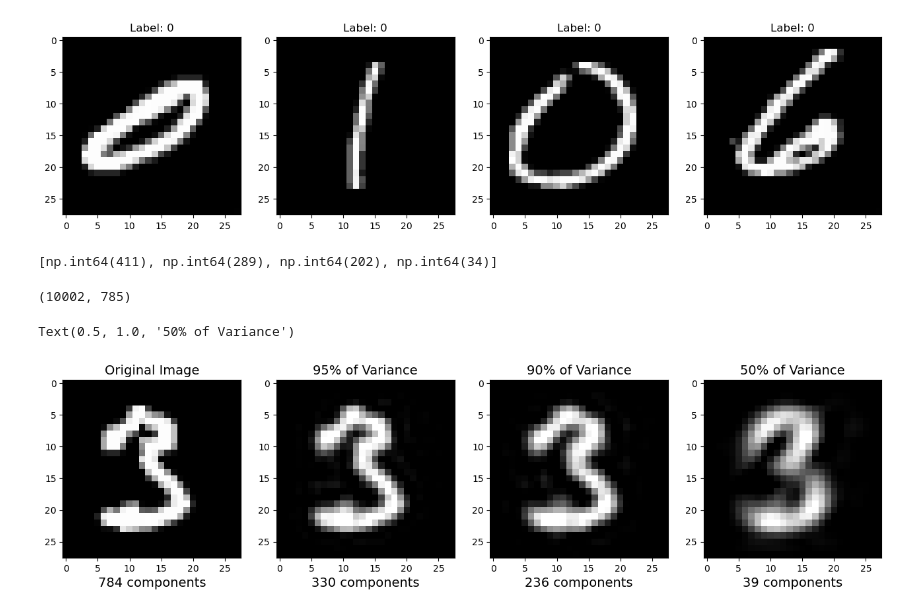
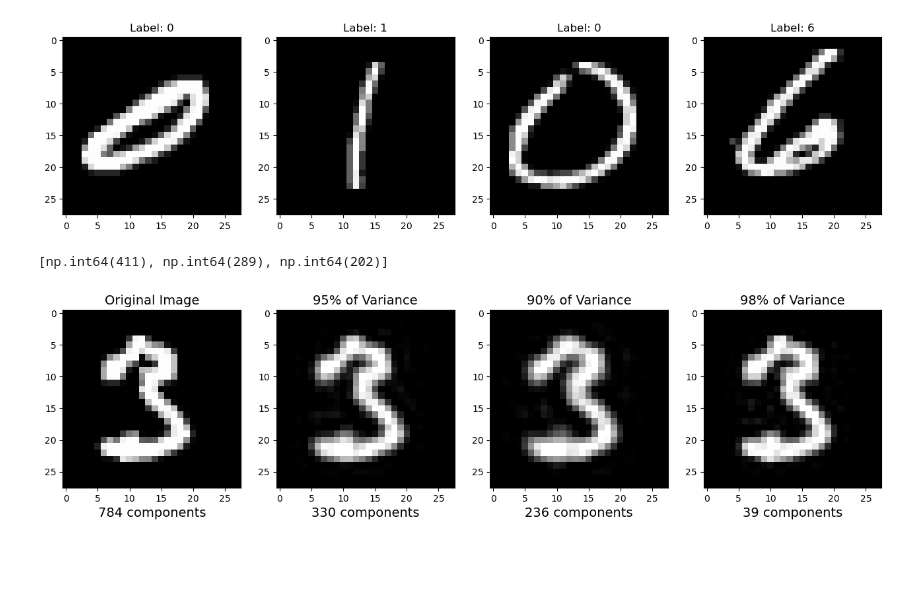
Before and after one commit to IIT-Madras-DSAI-Department/end-semester-project-MohdAseel, a Jupyter notebook: main.ipynb, the cells around one changed output. Saved outputs shown, nothing was run; the diff lists cells and outputs as text; code cells hidden in the pictures; blank space fills up the shorter version.

```diff
--- a/main.ipynb
+++ b/main.ipynb
@@ -9,8 +12,6 @@ VAL_DATA_PATH = 'MNIST_validation.csv'
 # %%
 train_data = pd.read_csv(TRAIN_DATA_PATH)
 val_data = pd.read_csv(VAL_DATA_PATH)
-train_data = train_data.drop(columns=['label'])
-val_data = val_data.drop(columns=['label'])
 # %%
 train_data.head()
 # %% [output]
@@ -63,71 +69,67 @@ val_data = scaler.transform(val_data)
 # %%
 ## now my implementation of PCA
 pca98 =MyPCA(.98)
-pca98.fit(train_data)
+pca98.fit(train_data_x)
 pca95 =MyPCA(.95)
-pca95.fit(train_data)
+pca95.fit(train_data_x)
 pca90 =MyPCA(.90)
-pca90.fit(train_data)
-pca50 =MyPCA(.50)
-pca50.fit(train_data)
-pca98_train_img = pca98.transform(train_data)
-pca98_test_img = pca98.transform(val_data)
-pca95_train_img = pca95.transform(train_data)
-pca95_test_img = pca95.transform(val_data)
-pca90_train_img = pca90.transform(train_data)
-pca90_test_img = pca90.transform(val_data)
-pca50_train_img = pca50.transform(train_data)
-pca50_test_img = pca50.transform(val_data)
-[pca98.n_components_, pca95.n_components_, pca90.n_components_, pca50.n_components_]
+pca90.fit(train_data_x)
+pca98_train_img = pca98.transform(train_data_x)
+pca98_test_img = pca98.transform(val_data_x)
+pca95_train_img = pca95.transform(train_data_x)
+pca95_test_img = pca95.transform(val_data_x)
+pca90_train_img = pca90.transform(train_data_x)
+pca90_test_img = pca90.transform(val_data_x)
+pca_dict = [{'object':pca98,'train_img':pca98_train_img,'test_img':pca98_test_img,'n_components':pca98.n_components_,'knn':6},
+            {'object':pca95,'train_img':pca95_train_img,'test_img':pca95_test_img,'n_components':pca95.n_components_,'knn':4},
+            {'object':pca90,'train_img':pca90_train_img,'test_img':pca90_test_img,'n_components':pca90.n_components_,'knn':6},]
+print([x["n_components"] for x in pca_dict])
 # %% [output]
-[np.int64(411), np.int64(289), np.int64(202), np.int64(34)]
+[np.int64(411), np.int64(289), np.int64(202)]
 # %%
+res98_train_img = pca98.inverse_transform(pca98_train_img)
 res95_train_img = pca95.inverse_transform(pca95_train_img)
 res90_train_img = pca90.inverse_transform(pca90_train_img)
-res50_train_img = pca50.inverse_transform(pca50_train_img)
 
+res98_train_img = scaler.inverse_transform(res98_train_img)
 res95_train_img = scaler.inverse_transform(res95_train_img)
 res90_train_img = scaler.inverse_transform(res90_train_img)
-res50_train_img = scaler.inverse_transform(res50_train_img)
 
-res100_train_img = scaler.inverse_transform(train_data)
-res95_train_img.shape
+res100_train_img = scaler.inverse_transform(train_data_x)
-# %% [output]
-(10002, 785)
 # %%
 plt.figure(figsize=(16,4))
 
 # Original Image
 plt.subplot(1, 4, 1)
 plt.imshow(res100_train_img.iloc[1,1:].values.reshape(28,28),
               cmap = plt.cm.gray, interpolation='nearest',
               clim=(0, 255))
 plt.xlabel('784 components', fontsize = 14)
 plt.title('Original Image', fontsize = 14)
 
 # 330 principal components
 plt.subplot(1, 4, 2)
 plt.imshow(res95_train_img.iloc[1,1:].values.reshape(28, 28),
               cmap = plt.cm.gray, interpolation='nearest',
               clim=(0, 255))
 plt.xlabel('330 components', fontsize = 14)
 plt.title('95% of Variance', fontsize = 14)
 
 # 236 principal components
 plt.subplot(1, 4, 3)
 plt.imshow(res90_train_img.iloc[1,1:].values.reshape(28, 28),
               cmap = plt.cm.gray, interpolation='nearest',
               clim=(0, 255))
 plt.xlabel('236 components', fontsize = 14)
 plt.title('90% of Variance', fontsize = 14)
 
 # 39 principal components
 plt.subplot(1, 4, 4)
-plt.imshow(res50_train_img.iloc[1,1:].values.reshape(28, 28),
+plt.imshow(res98_train_img.iloc[1,1:].values.reshape(28, 28),
               cmap = plt.cm.gray, interpolation='nearest',
               clim=(0, 255))
 plt.xlabel('39 components', fontsize = 14)
-plt.title('50% of Variance', fontsize = 14)
+plt.title('98% of Variance', fontsize = 14)
+plt.show()
 # %% [output]
-Text(0.5, 1.0, '50% of Variance')
-[figure, old version]
+[figure, new version]
```
Also changed, not shown: parts of 12 cells of this notebook, 4 other files.
